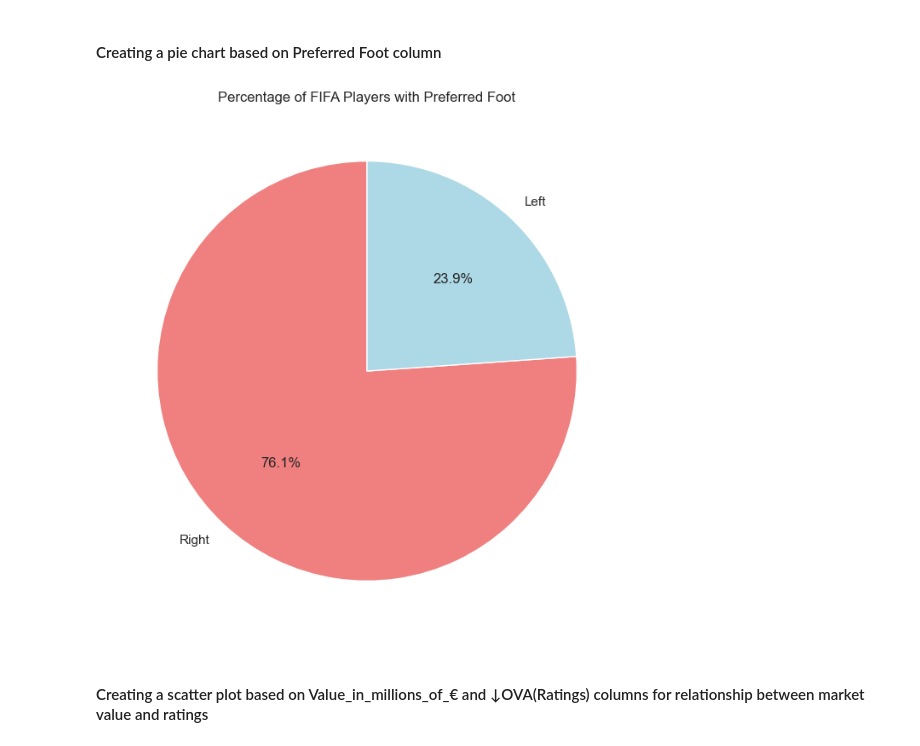
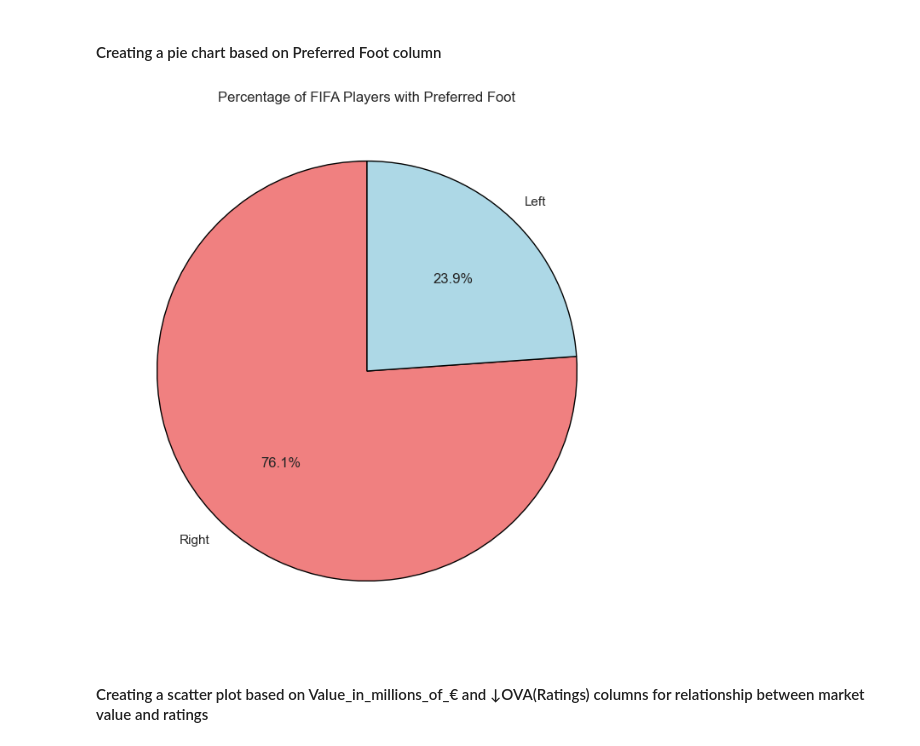
Before and after one commit to HecticBrah/fifa_21_dataset_cleaning, a Jupyter notebook: jupyter_notebooks/fifa_21_graphs.ipynb, the cells around one changed output. Cells and saved outputs as stored; diff of their text form; code cells hidden in the pictures.

```diff
--- a/jupyter_notebooks/fifa_21_graphs.ipynb
+++ b/jupyter_notebooks/fifa_21_graphs.ipynb
@@ -97,18 +97,18 @@ plt.show()
 # %%
 # Get the distribution of players based on preferred foot
 foot_distribution = df['Preferred Foot'].value_counts()
 
 # Create a pie chart using Matplotlib
 plt.figure(figsize=(8, 8))
-plt.pie(foot_distribution, labels=foot_distribution.index, autopct='%1.1f%%', startangle=90, colors=['lightcoral', 'lightblue'])
+plt.pie(foot_distribution, labels=foot_distribution.index, autopct='%1.1f%%', startangle=90, colors=['lightcoral', 'lightblue'], wedgeprops=dict(edgecolor='black'))
 
 # Set the title
 plt.title('Percentage of FIFA Players with Preferred Foot')
 
 # Display the plot
 plt.show()
 # %% [output]
-[figure, old version]
+[figure, new version]
 # %% [markdown]
 #### Creating a scatter plot based on Value_in_millions_of_€ and ↓OVA(Ratings) columns for relationship between market value and ratings
 # %%
```
